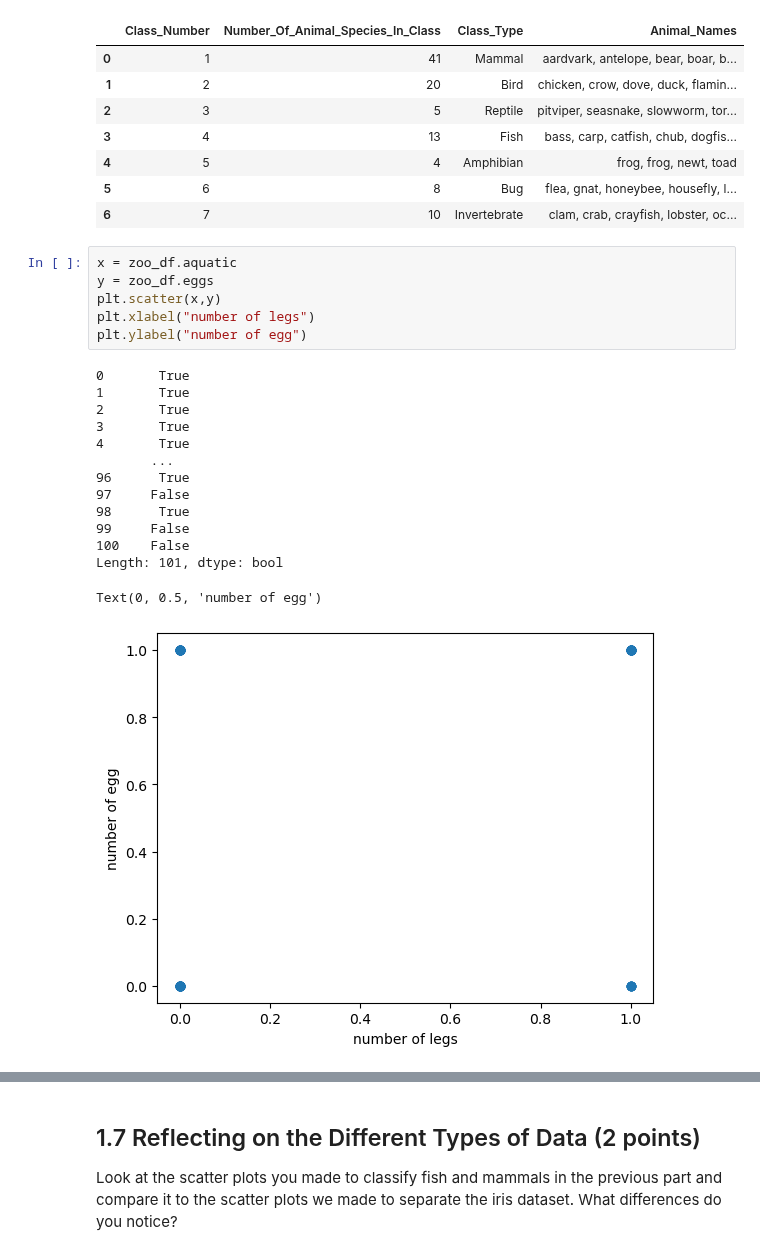
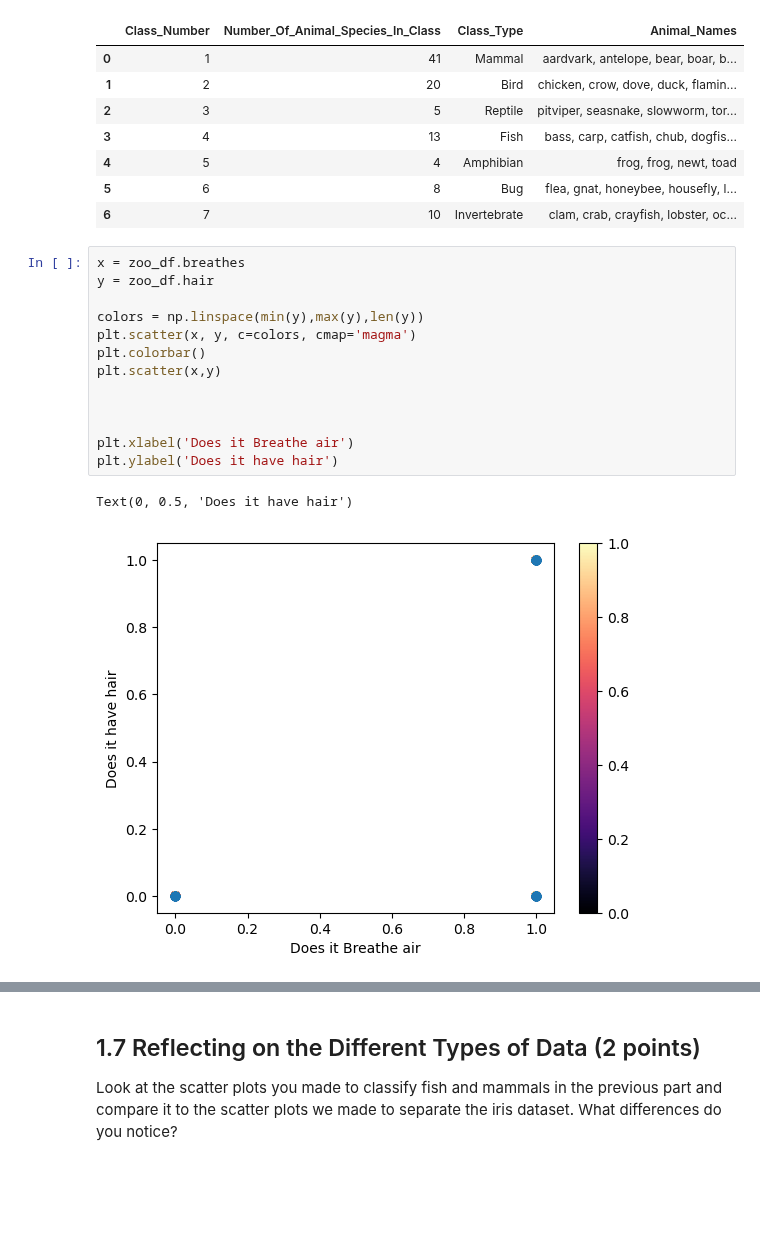
Before and after one commit to LucasClatterbaugh/cmse202-s23-turnin, a Jupyter notebook: HW-02_PandasAndObjects-STUDENT.ipynb, the cells around one changed output, grey strips where cells are left out. Saved outputs shown, nothing was run; the diff lists cells and outputs as text; blank space fills up the shorter version.

```diff
--- a/HW-02_PandasAndObjects-STUDENT.ipynb
+++ b/HW-02_PandasAndObjects-STUDENT.ipynb
@@ -165,23 +166,18 @@ class_df
 | 5 | 6 | 8 | Bug | flea, gnat, honeybee, housefly, l... |
 | 6 | 7 | 10 | Invertebrate | clam, crab, crayfish, lobster, oc... |
 # %%
-x = zoo_df.aquatic
-y = zoo_df.eggs
+x = zoo_df.breathes
+y = zoo_df.hair
+
+colors = np.linspace(min(y),max(y),len(y))
+plt.scatter(x, y, c=colors, cmap='magma')
+plt.colorbar()
 plt.scatter(x,y)
-plt.xlabel("number of legs")
-plt.ylabel("number of egg")
+
+
+
+plt.xlabel('Does it Breathe air')
+plt.ylabel('Does it have hair')
 # %% [output]
-0       True
-1       True
-2       True
-3       True
-4       True
-       ...
-96      True
-97     False
-98      True
-99     False
-100    False
-Length: 101, dtype: bool
+Text(0, 0.5, 'Does it have hair')
-Text(0, 0.5, 'number of egg')
-[figure, old version]
+[figure, new version]
```
Also changed, not shown: parts of 3 cells of this notebook.
